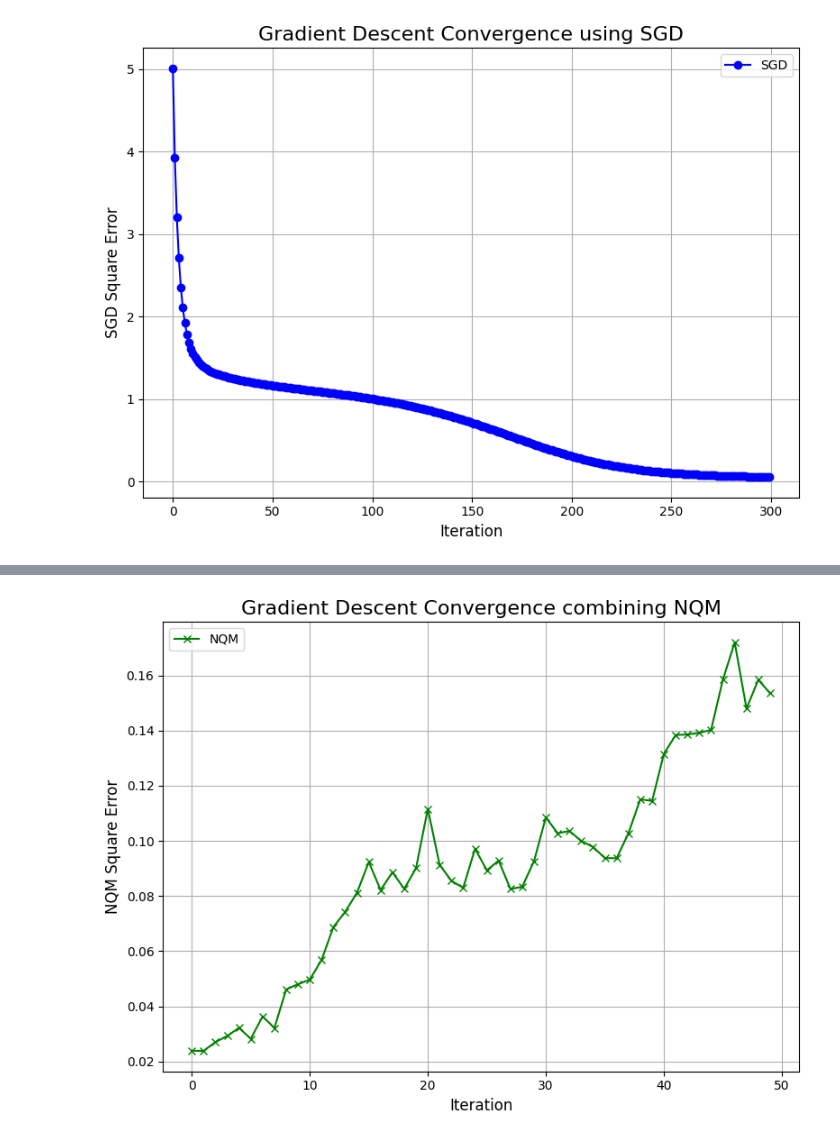
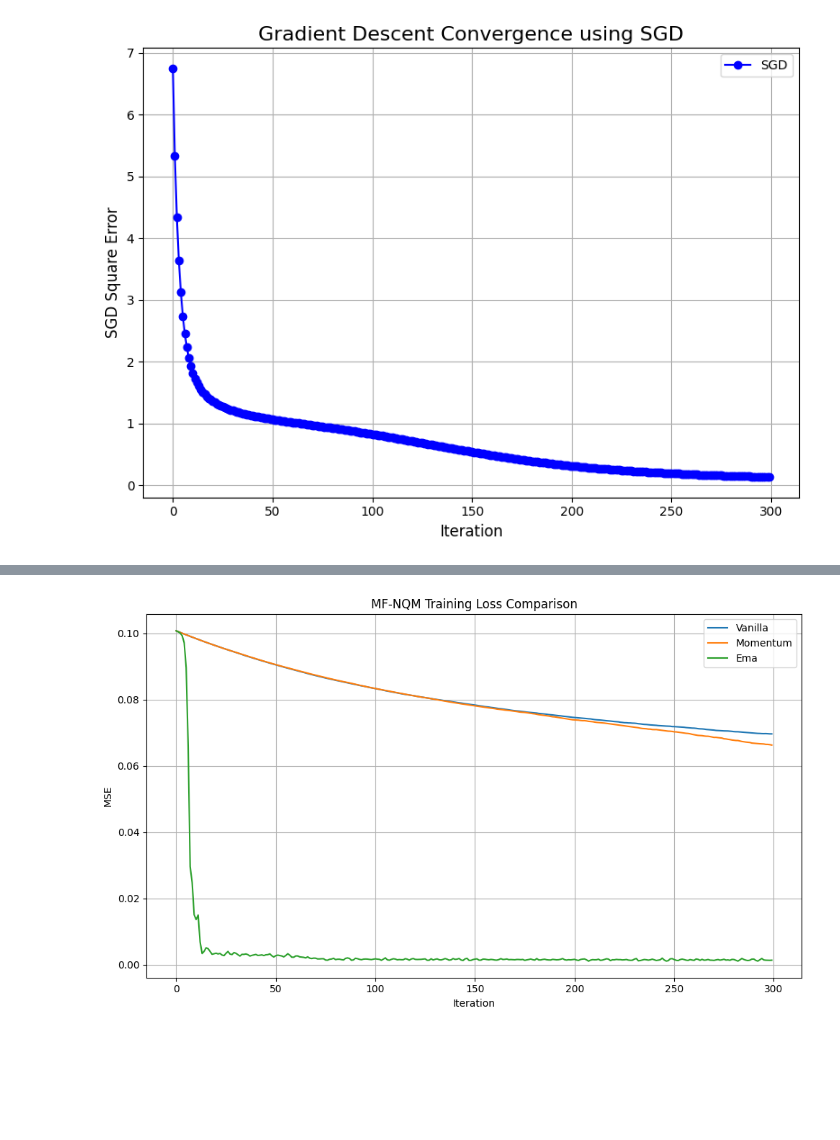
Before and after one commit to Lexaun-chen/STAT-4830-Group-Project, a Jupyter notebook: notebooks/Matrix_Completion_with_SGD_and_NQM.ipynb, the cells around one changed output, grey strips where cells are left out. Cells and saved outputs as stored; diff of their text form; code cells hidden in the pictures; blank space fills up the shorter version.

```diff
--- a/notebooks/Matrix_Completion_with_SGD_and_NQM.ipynb
+++ b/notebooks/Matrix_Completion_with_SGD_and_NQM.ipynb
@@ -259,0 +221,18 @@ class MF_NQM():
+# %%
+def train_multiple_strategies(X_scaled, k, iterations, strategy_configs):
+    results = {}
+    for strategy, config in strategy_configs.items():
+        print(f"\nTraining strategy: {strategy}")
+        model = MF_NQM(
+            X_scaled, k=k,
+            alpha=config.get("alpha", 1e-4),
+            beta=config.get("beta", 0.01),
+            iterations=iterations,
+            noise_var=config.get("noise_var", 1e-6),
+            momentum=config.get("momentum", 0.8),
+            ema_beta=config.get("ema_beta", 0.9),
+            update_strategy=strategy
+        )
+        history = model.train()
+        results[strategy] = {"history": history, "model": model}
+    return results
@@ -260,12 +284,14 @@ class MF_NQM():
 # %%
 if __name__ == '__main__':
     X = np.array([
-        [5, 3, 0, 1],
-        [4, 0, 0, 1],
-        [1, 1, 0, 5],
-        [1, 0, 0, 4],
-        [0, 1, 5, 4],
-    ], dtype=float)
+          [5, 3, 0, 1, 4],
+          [4, 0, 0, 1, 2],
+          [1, 1, 0, 5, 0],
+          [1, 0, 0, 4, 4],
+          [0, 1, 5, 4, 0],
+          [0, 2, 4, 0, 5]
+      ], dtype=float)
+
     # Replace 0 with np.nan
     X[X == 0] = np.nan
 
@@ -314,33 +340,23 @@ if __name__ == '__main__':
 
 
 #2. Combine NQM
-    mf_nqm = MF_NQM(X_scaled, k=2, alpha=0.01, beta=0.1, iterations=50, noise_var=0.001)
-    nqm_training_process = mf_nqm.train()
+    strategy_configs = {
+        "vanilla": {"alpha": 5e-4, "beta": 0.05, "noise_var": 1e-6},
+        "momentum": {"alpha": 5e-4, "beta": 0.05, "noise_var": 1e-6, "momentum": 0.9},
+        "ema": {"alpha": 5e-4, "beta": 0.05, "noise_var": 1e-6, "ema_beta": 0.9}
+    }
 
-    # Unscale the predicted matrix to the original scale
-    nqm_X_hat_scaled = mf_nqm.full_matrix()
+    results = train_multiple_strategies(X_scaled, k=3, iterations=300, strategy_configs=strategy_configs)
 
-    nqm_X_comp_scaled = mf_nqm.replace_nan(nqm_X_hat_scaled)
-    nqm_X_comp = nqm_X_comp_scaled * np.nanmax(X)
-    nqm_X_hat = nqm_X_hat_scaled * np.nanmax(X)
-
-    print("\nNQM Predicted Matrix (X_hat):")
-    print(nqm_X_hat)
-    print("\nNQM Completed Matrix (X_comp):")
-    print(nqm_X_comp)
-
-
-    # Plot the error over iterations
-    nqm_iterations, nqm_errors = zip(*nqm_training_process)
-
-    plt.figure(figsize=(8, 6))
-    plt.plot(nqm_iterations, nqm_errors, marker='x', linestyle='-', color='g', label='NQM')
-    plt.title('Gradient Descent Convergence combining NQM', fontsize=16)
-    plt.xlabel('Iteration', fontsize=12)
-    plt.ylabel('NQM Square Error', fontsize=12)
-
+    plt.figure(figsize=(10, 6))
+    for strategy, result in results.items():
+        iters, errors = zip(*result["history"])
+        plt.plot(iters, errors, label=strategy.capitalize())
+    plt.xlabel("Iteration")
+    plt.ylabel("MSE")
+    plt.title("MF-NQM Training Loss Comparison")
     plt.grid(True)
-    plt.legend(fontsize=10)
+    plt.legend()
     plt.tight_layout()
     plt.show()
 # %% [output]
@@ -364 +380 @@ Scaled Matrix (with Nans):
-[figure, old version]
+[figure, new version]
@@ -384 +398 @@ NQM Completed Matrix (X_comp):
-[figure, old version]
+[figure, new version]
```
Also changed, not shown: parts of 6 cells of this notebook.
